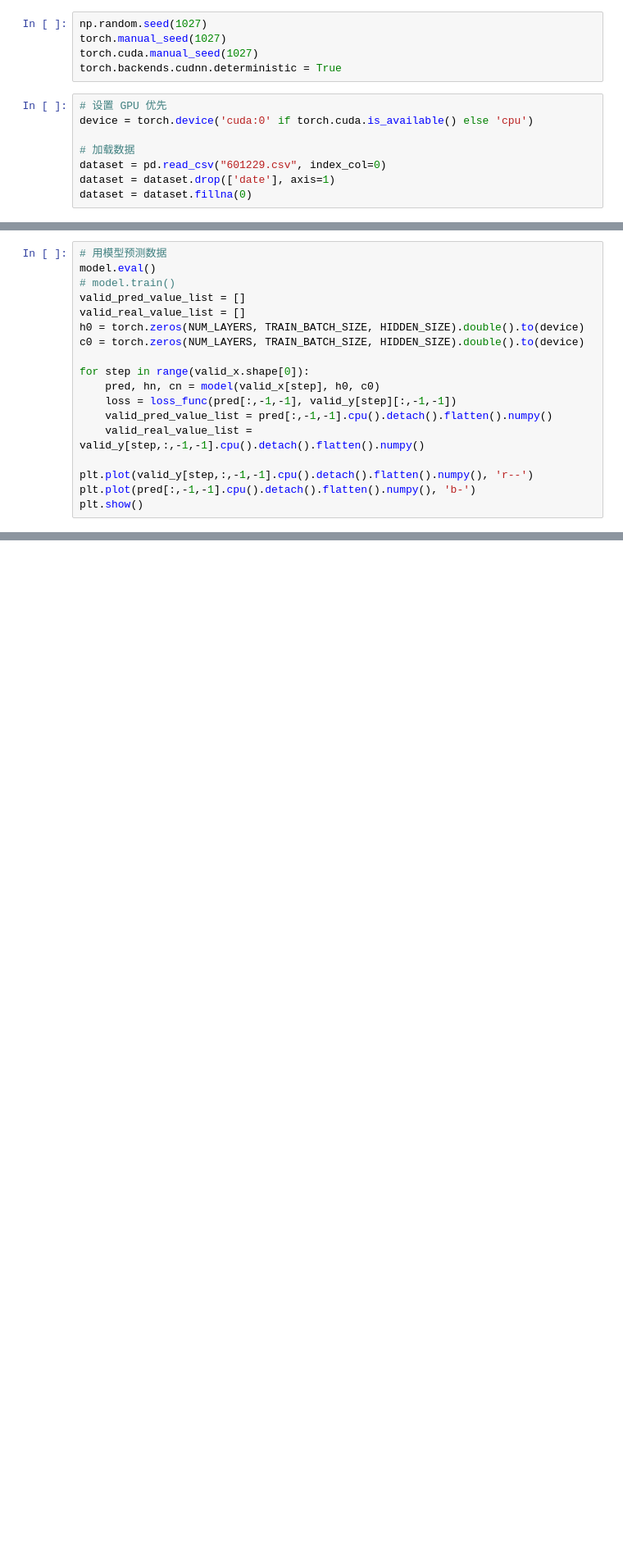
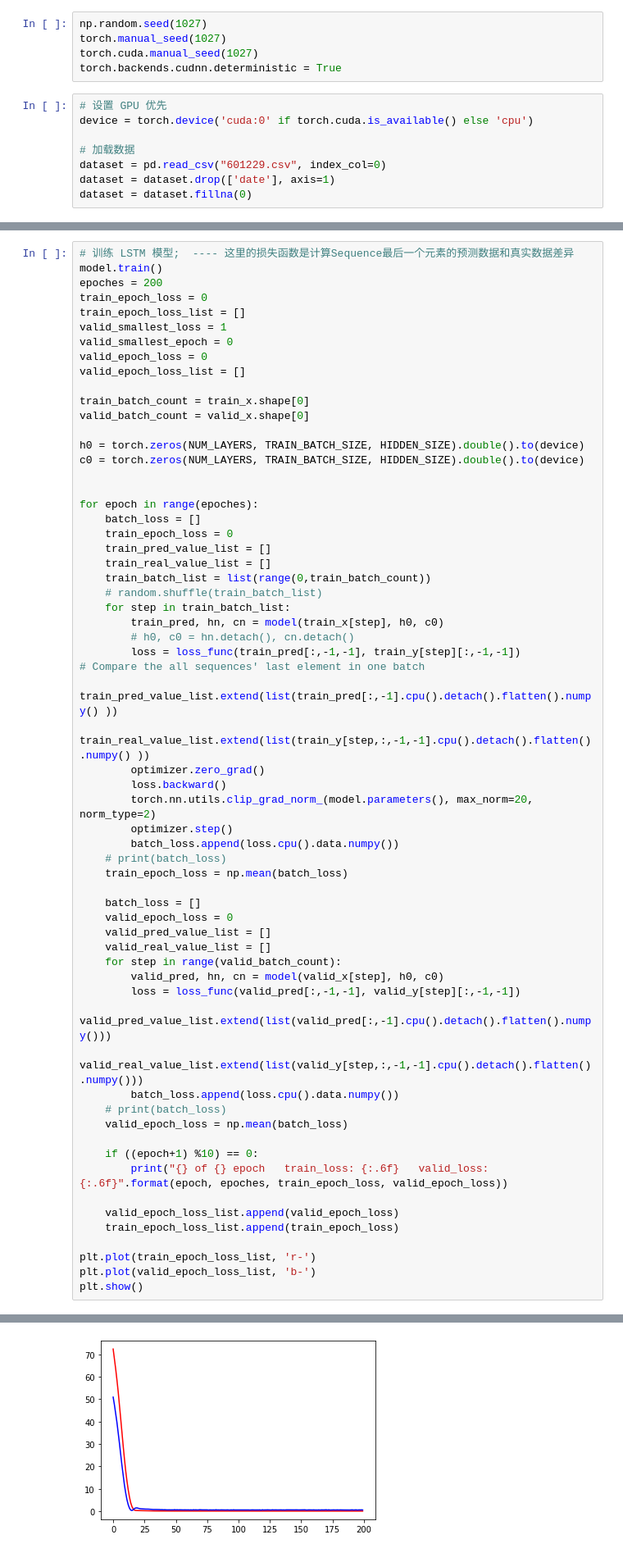
Before and after one commit to matrixleon18/SHUFE, a Jupyter notebook: jupyterlab/Model_LSTM1_TV_Tune.ipynb, the cells around one changed output, grey strips where cells are left out. Shown at 82% size. Cells and saved outputs as stored; diff of their text form; blank space fills up the shorter version.

```diff
--- a/jupyterlab/Model_LSTM1_TV_Tune.ipynb
+++ b/jupyterlab/Model_LSTM1_TV_Tune.ipynb
@@ -233,18 +190,0 @@ print(pred[:,-1,-1].cpu().detach().flatten().numpy())
-# %%
-# 用模型预测数据
-model.eval()
-# model.train()
-valid_pred_value_list = []
-valid_real_value_list = []
-h0 = torch.zeros(NUM_LAYERS, TRAIN_BATCH_SIZE, HIDDEN_SIZE).double().to(device)
-c0 = torch.zeros(NUM_LAYERS, TRAIN_BATCH_SIZE, HIDDEN_SIZE).double().to(device)
-
-for step in range(valid_x.shape[0]):
-    pred, hn, cn = model(valid_x[step], h0, c0)
-    loss = loss_func(pred[:,-1,-1], valid_y[step][:,-1,-1])
-    valid_pred_value_list = pred[:,-1,-1].cpu().detach().flatten().numpy()
-    valid_real_value_list = valid_y[step,:,-1,-1].cpu().detach().flatten().numpy()
-
-plt.plot(valid_y[step,:,-1,-1].cpu().detach().flatten().numpy(), 'r--')
-plt.plot(pred[:,-1,-1].cpu().detach().flatten().numpy(), 'b-')
-plt.show()
@@ -283,0 +191,62 @@ print(pred[:,-1,-1])
+# %%
+# 训练 LSTM 模型;  ---- 这里的损失函数是计算Sequence最后一个元素的预测数据和真实数据差异
+model.train()
+epoches = 200
+train_epoch_loss = 0
+train_epoch_loss_list = []
+valid_smallest_loss = 1
+valid_smallest_epoch = 0
+valid_epoch_loss = 0
+valid_epoch_loss_list = []
+
+train_batch_count = train_x.shape[0]
+valid_batch_count = valid_x.shape[0]
+
+h0 = torch.zeros(NUM_LAYERS, TRAIN_BATCH_SIZE, HIDDEN_SIZE).double().to(device)
+c0 = torch.zeros(NUM_LAYERS, TRAIN_BATCH_SIZE, HIDDEN_SIZE).double().to(device)
+
+
+for epoch in range(epoches):
+    batch_loss = []
+    train_epoch_loss = 0
+    train_pred_value_list = []
+    train_real_value_list = []
+    train_batch_list = list(range(0,train_batch_count))
+    # random.shuffle(train_batch_list)
+    for step in train_batch_list:
+        train_pred, hn, cn = model(train_x[step], h0, c0)
+        # h0, c0 = hn.detach(), cn.detach()
+        loss = loss_func(train_pred[:,-1,-1], train_y[step][:,-1,-1])                # Compare the all sequences' last element in one batch
+        train_pred_value_list.extend(list(train_pred[:,-1].cpu().detach().flatten().numpy() ))
+        train_real_value_list.extend(list(train_y[step,:,-1,-1].cpu().detach().flatten().numpy() ))
+        optimizer.zero_grad()
+        loss.backward()
+        torch.nn.utils.clip_grad_norm_(model.parameters(), max_norm=20, norm_type=2)
+        optimizer.step()
+        batch_loss.append(loss.cpu().data.numpy())
+    # print(batch_loss)
+    train_epoch_loss = np.mean(batch_loss)
+
+    batch_loss = []
+    valid_epoch_loss = 0
+    valid_pred_value_list = []
+    valid_real_value_list = []
+    for step in range(valid_batch_count):
+        valid_pred, hn, cn = model(valid_x[step], h0, c0)
+        loss = loss_func(valid_pred[:,-1,-1], valid_y[step][:,-1,-1])
+        valid_pred_value_list.extend(list(valid_pred[:,-1].cpu().detach().flatten().numpy()))
+        valid_real_value_list.extend(list(valid_y[step,:,-1,-1].cpu().detach().flatten().numpy()))
+        batch_loss.append(loss.cpu().data.numpy())
+    # print(batch_loss)
+    valid_epoch_loss = np.mean(batch_loss)
+
+    if ((epoch+1) %10) == 0:
+        print("{} of {} epoch   train_loss: {:.6f}   valid_loss: {:.6f}".format(epoch, epoches, train_epoch_loss, valid_epoch_loss))
+
+    valid_epoch_loss_list.append(valid_epoch_loss)
+    train_epoch_loss_list.append(train_epoch_loss)
+
+plt.plot(train_epoch_loss_list, 'r-')
+plt.plot(valid_epoch_loss_list, 'b-')
+plt.show()
+# %% [output]
@@ -283,0 +273 @@ print(pred[:,-1,-1])
+[figure, added]
```
Also changed, not shown: parts of 17 cells of this notebook, 2 other files.
